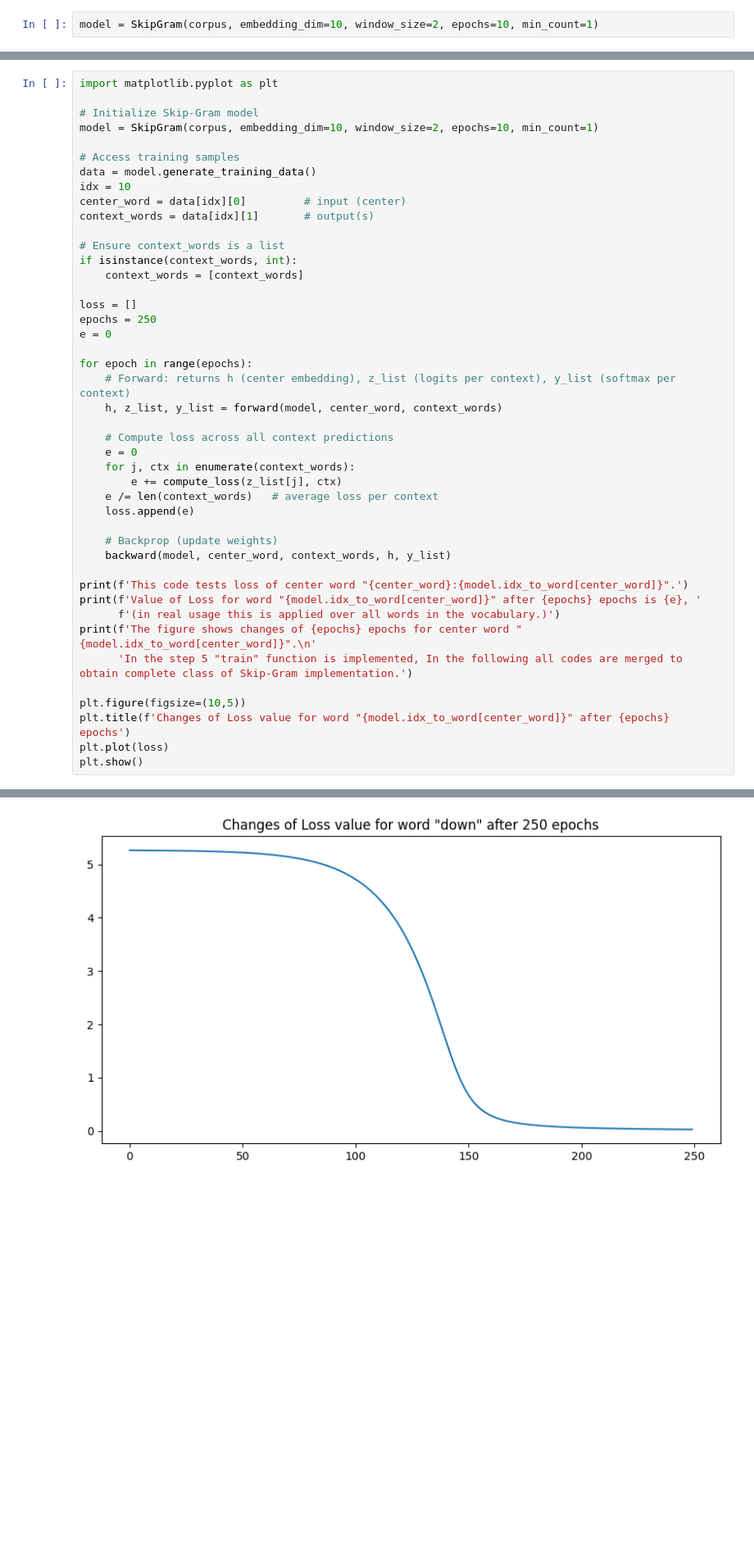
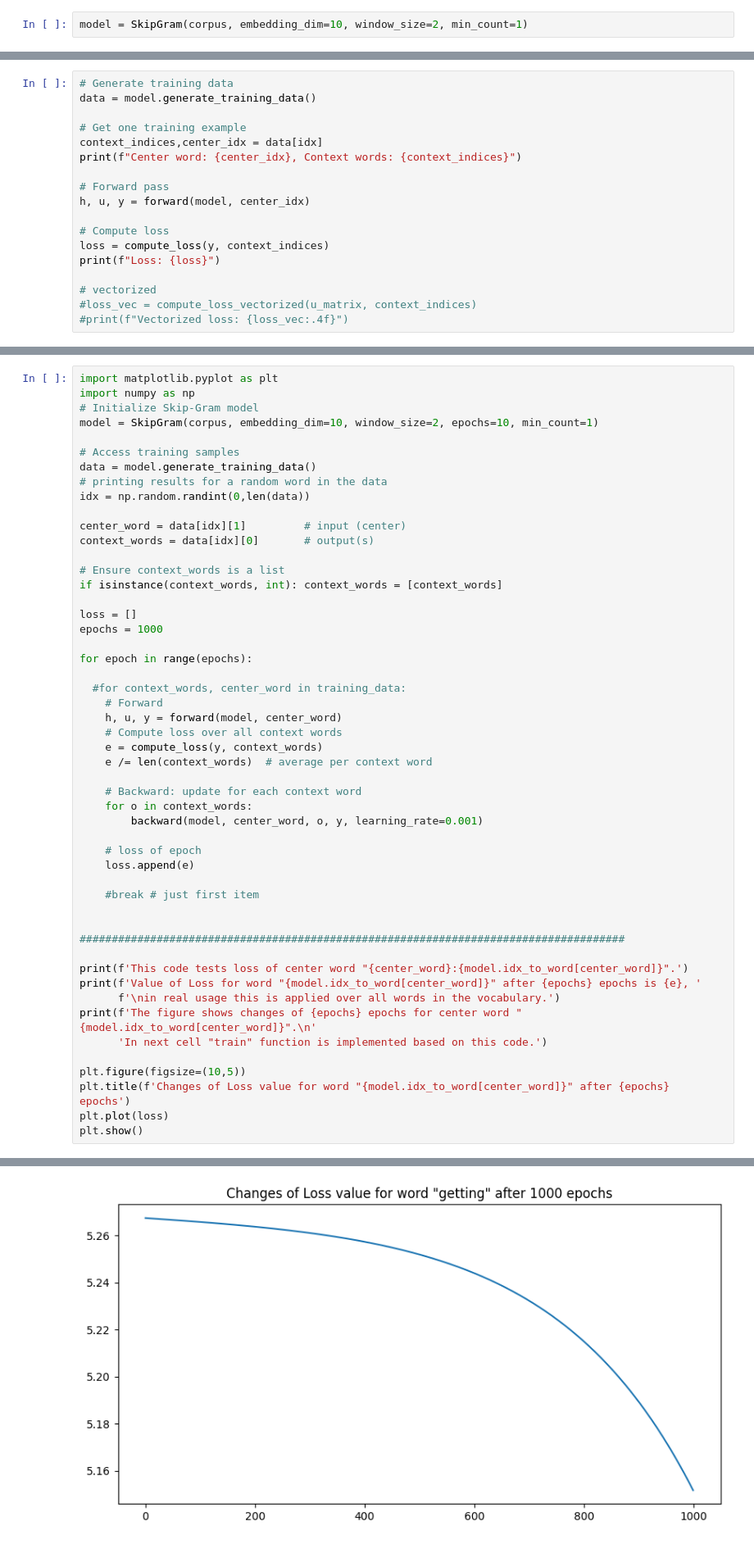
Before and after one commit to abdhmohammadi/NLP, a Jupyter notebook: TextVectorization/SkipGram.ipynb, the cells around one changed output, grey strips where cells are left out. Shown at 82% size. Saved outputs shown, nothing was run; the diff lists cells and outputs as text; blank space fills up the shorter version.

```diff
--- a/TextVectorization/SkipGram.ipynb
+++ b/TextVectorization/SkipGram.ipynb
@@ -135,5 +163,5 @@ In the below, `SkipGram class` has initalized to test the model.
 # %%
-model = SkipGram(corpus, embedding_dim=10, window_size=2, epochs=10, min_count=1)
+model = SkipGram(corpus, embedding_dim=10, window_size=2, min_count=1)
 # %% [output]
     Input embedding: (10, 194)
    Output embedding: (194, 10)
@@ -266,0 +281,18 @@ This step quantifies the error between predicted probabilities and the true targ
+# %%
+# Generate training data
+data = model.generate_training_data()
+
+# Get one training example
+context_indices,center_idx = data[idx]
+print(f"Center word: {center_idx}, Context words: {context_indices}")
+
+# Forward pass
+h, u, y = forward(model, center_idx)
+
+# Compute loss
+loss = compute_loss(y, context_indices)
+print(f"Loss: {loss}")
+
+# vectorized
+#loss_vec = compute_loss_vectorized(u_matrix, context_indices)
+#print(f"Vectorized loss: {loss_vec:.4f}")
@@ -352,43 +384,50 @@ This step computes and applies gradients to update the model parameters, alignin
 * **Input Weights:** Since $h$ corresponds only to the center word embedding $\mathbf{w}_t$, the accumulated gradient updates the single column of $ \mathbf{W}_{in}$ corresponding to the center word index. Unlike CBOW, the gradient is **not divided among context embeddings** but aggregated for the center embedding.
 # %%
 import matplotlib.pyplot as plt
-
+import numpy as np
 # Initialize Skip-Gram model
 model = SkipGram(corpus, embedding_dim=10, window_size=2, epochs=10, min_count=1)
 
 # Access training samples
 data = model.generate_training_data()
-idx = 10
-center_word = data[idx][0]         # input (center)
-context_words = data[idx][1]       # output(s)
+# printing results for a random word in the data
+idx = np.random.randint(0,len(data))
+
+center_word = data[idx][1]         # input (center)
+context_words = data[idx][0]       # output(s)
 
 # Ensure context_words is a list
-if isinstance(context_words, int):
-    context_words = [context_words]
+if isinstance(context_words, int): context_words = [context_words]
 
 loss = []
-epochs = 250
-e = 0
+epochs = 1000
 
 for epoch in range(epochs):
-    # Forward: returns h (center embedding), z_list (logits per context), y_list (softmax per context)
-    h, z_list, y_list = forward(model, center_word, context_words)
 
-    # Compute loss across all context predictions
-    e = 0
-    for j, ctx in enumerate(context_words):
-        e += compute_loss(z_list[j], ctx)
-    e /= len(context_words)   # average loss per context
+  #for context_words, center_word in training_data:
+    # Forward
+    h, u, y = forward(model, center_word)
+    # Compute loss over all context words
+    e = compute_loss(y, context_words)
+    e /= len(context_words)  # average per context word
+
+    # Backward: update for each context word
+    for o in context_words:
+        backward(model, center_word, o, y, learning_rate=0.001)
+
+    # loss of epoch
     loss.append(e)
 
-    # Backprop (update weights)
-    backward(model, center_word, context_words, h, y_list)
+    #break # just first item
+
+
+#####################################################################################
 
 print(f'This code tests loss of center word "{center_word}:{model.idx_to_word[center_word]}".')
 print(f'Value of Loss for word "{model.idx_to_word[center_word]}" after {epochs} epochs is {e}, '
-      f'(in real usage this is applied over all words in the vocabulary.)')
+      f'\nin real usage this is applied over all words in the vocabulary.')
 print(f'The figure shows changes of {epochs} epochs for center word "{model.idx_to_word[center_word]}".\n'
-      'In the step 5 "train" function is implemented, In the following all codes are merged to obtain complete class of Skip-Gram implementation.')
+      'In next cell "train" function is implemented based on this code.')
 
 plt.figure(figsize=(10,5))
 plt.title(f'Changes of Loss value for word "{model.idx_to_word[center_word]}" after {epochs} epochs')
@@ -406,4 +449,4 @@ In the step 5 "train" function is implemented, In the following all codes are me
-[figure, old version]
+[figure, new version]
 # %% [markdown]
 ### Step 5: Training
 
```
Also changed, not shown: parts of 38 cells of this notebook, 11 other files.
